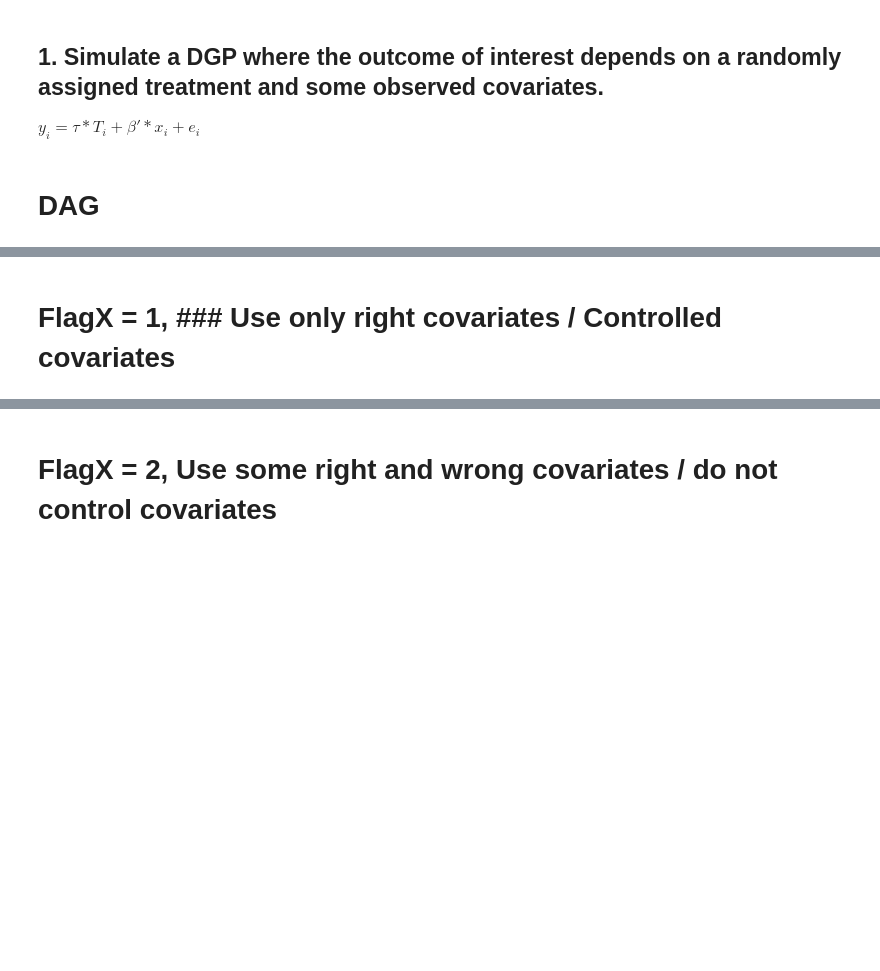
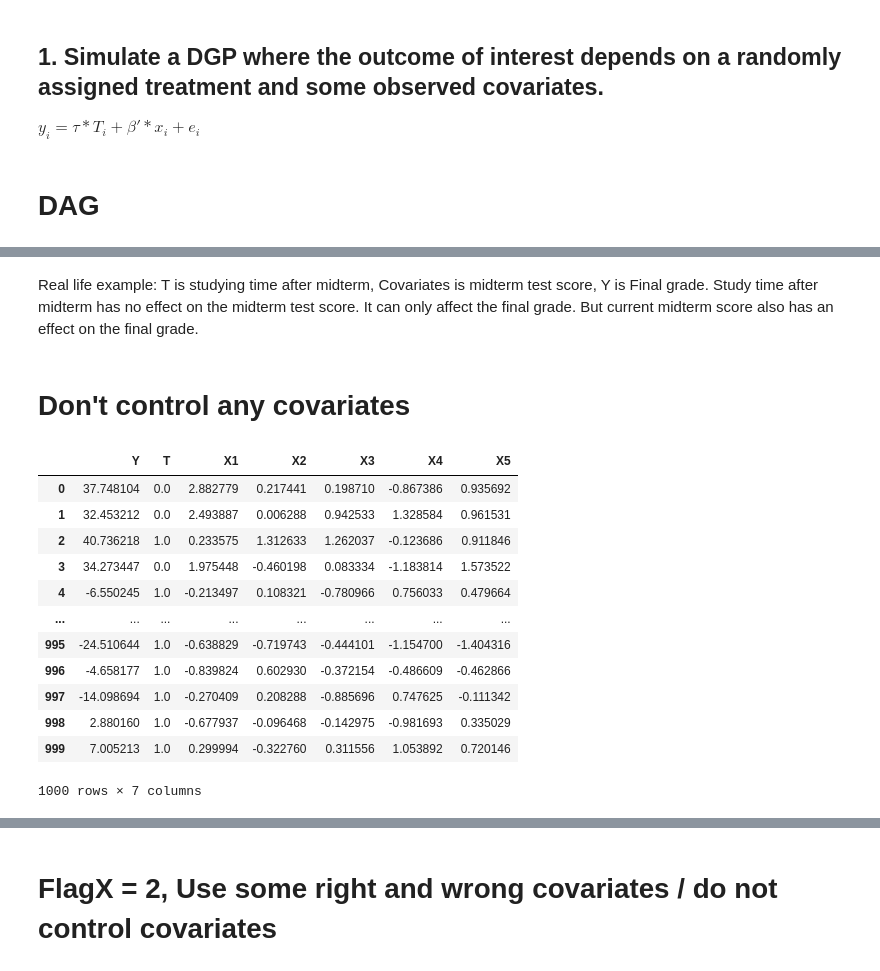
Before and after one commit to nickz416/Assigment-2, a Jupyter notebook: JZ - Assignment2.ipynb, the cells around one changed output, grey strips where cells are left out. Saved outputs shown, nothing was run; the diff lists cells and outputs as text; code cells hidden in the pictures; blank space fills up the shorter version.

```diff
--- a/JZ - Assignment2.ipynb
+++ b/JZ - Assignment2.ipynb
@@ -39,7 +39,7 @@ def fn_randomize_treatment(N,p=0.5):
     treated = random.sample(range(N), round(N*p))
     return np.array([(1 if i in treated else 0) for i in range(N)]).reshape([N,1])
 # %%
-def fn_generate_data(tau,N,p,p0,corr,conf = True,flagX = False):
+def fn_generate_data(tau,N,p,p0,corr,conf,flagX):
     """
     p0(int): number of covariates with nonzero coefficients
     """
@@ -48,6 +48,9 @@ def fn_generate_data(tau,N,p,p0,corr,conf = True,flagX = False):
 
     if conf==False:
         conf_mult = 0 # remove confounder from outcome
+    else:
+        conf_mult = 1
+
 
     allX = fn_generate_multnorm(N,corr,nvar)
     W0 = allX[:,0].reshape([N,1]) # variable for RDD assignment
@@ -101,7 +104,6 @@ def fn_run_experiments(tau,Nrange,p,p0,corr,conf,flagX=False):
     conf - confounder
 
     """
-
     n_values = []
     tauhats = []
     sehats = []
@@ -160,21 +160,38 @@ plt.show()
+# %% [markdown]
+Real life example: T is studying time after midterm, Covariates is midterm test score, Y is Final grade.
+Study time after midterm has no effect on the midterm test score. It can only affect the final grade.
+But current midterm score also has an effect on the final grade.
 # %% [markdown]
-# FlagX = 1, ### Use only right covariates / Controlled covariates
+# Don't control any covariates
 # %%
 tau = 2
 p = 100
-p0 = 50 #number of covariates in the DGP
+p0 = 5 #number of covariates in the DGP
 corr = 0.5
 conf = False
 flagX = 1
 N = 1000
-Q1Data = fn_generate_data(tau,N,p,p0,corr,conf,flagX)
-y = pd.DataFrame(Q1Data[0])
-t = pd.DataFrame(Q1Data[1])
-x = pd.DataFrame(Q1Data[2])
-Q1Data=pd.concat([y,t,x],axis=1)
-Q1Data.to_csv('Q1Data.csv')
+Y,T,X = fn_generate_data(tau,N,p,p0,corr,conf,flagX)
 # %%
-(nvalues1,tauhats1,sehats1,lb1,ub1) = fn_run_experiments(tau,Nrange,p,p0,corr,conf,flagX)
+data_Q1 = np.concatenate([Y,T,X[:,:p0]],axis = 1)
+data_Q1 = pd.DataFrame(data_Q1)
+data_Q1.columns = ['Y', 'T', 'X1', 'X2','X3','X4','X5']
+data_Q1.to_csv('covariate.csv')
+data_Q1
+# %% [output]
+|  | Y | T | X1 | X2 | X3 | X4 | X5 |
+| 0 | 37.748104 | 0.0 | 2.882779 | 0.217441 | 0.198710 | -0.867386 | 0.935692 |
+| 1 | 32.453212 | 0.0 | 2.493887 | 0.006288 | 0.942533 | 1.328584 | 0.961531 |
+| 2 | 40.736218 | 1.0 | 0.233575 | 1.312633 | 1.262037 | -0.123686 | 0.911846 |
+| 3 | 34.273447 | 0.0 | 1.975448 | -0.460198 | 0.083334 | -1.183814 | 1.573522 |
+| 4 | -6.550245 | 1.0 | -0.213497 | 0.108321 | -0.780966 | 0.756033 | 0.479664 |
+| ... | ... | ... | ... | ... | ... | ... | ... |
+| 995 | -24.510644 | 1.0 | -0.638829 | -0.719743 | -0.444101 | -1.154700 | -1.404316 |
+| 996 | -4.658177 | 1.0 | -0.839824 | 0.602930 | -0.372154 | -0.486609 | -0.462866 |
+| 997 | -14.098694 | 1.0 | -0.270409 | 0.208288 | -0.885696 | 0.747625 | -0.111342 |
+| 998 | 2.880160 | 1.0 | -0.677937 | -0.096468 | -0.142975 | -0.981693 | 0.335029 |
+| 999 | 7.005213 | 1.0 | 0.299994 | -0.322760 | 0.311556 | 1.053892 | 0.720146 |
+1000 rows × 7 columns
 # %%
 estDict = {}
 R = 2000
```
Also changed, not shown: parts of 31 cells of this notebook, 3 other files.
